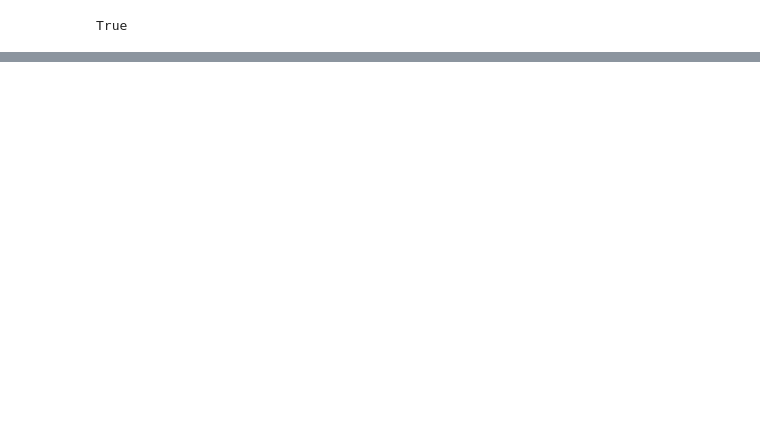
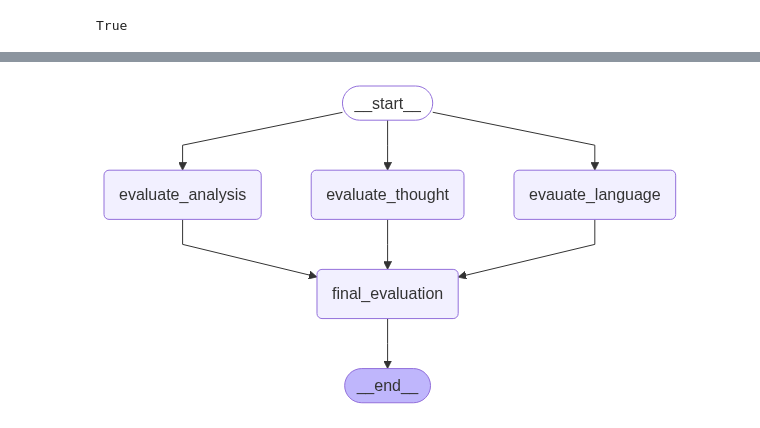
Before and after one commit to GeekAbhigyan/AgenticAI, a Jupyter notebook: 5_UPSC_Essay_workflow.ipynb, the cells around one changed output, grey strips where cells are left out. Drawn from its saved outputs; the diff is of its cells as text; code cells hidden in the pictures; blank space fills up the shorter version.

```diff
--- a/5_UPSC_Essay_workflow.ipynb
+++ b/5_UPSC_Essay_workflow.ipynb
@@ -21,7 +21,7 @@ model = ChatOpenAI(
 # %%
 class EvaluationSchema(BaseModel):
     feedback: str = Field(description = 'detailed feedback for essay')
-    score:int = Field(description='Score out of 10', getattr = 0 , le= 10)
+    score:int = Field(description='Score out of 10', ge = 0 , le= 10)
 # %%
 structured_model = model.with_structured_output(EvaluationSchema)
 # %%
@@ -71,0 +82,44 @@ NameError: name 'Annotated' is not defined
+# %%
+def evaluate_thought(state:UPSCState):
+    prompt = f'Evaluate the clarity of thought of the following essay and provide a feedback and assign a score out of 10 \n {state["essay"]}'
+    output = structured_model.invoke(prompt)
+
+    return {'clarity_feedback':output.feedback , 'individual_scores':[output.score]}
+# %%
+def final_evaluation(state:UPSCState):
+    #summary feedback
+
+    prompt = f'based on the following feedbacks create a summarised feedback \n language feedback - {state['language_feedback']} ,depth of analysis feedback - {state['analysis_feedback']} , clarity of thought feedback - {state['clarity_feedback']}'
+    overall_feedback = model.invoke(prompt).content
+
+    # avg calculation
+
+    avg_score = sum(state['individual_scores']) / len(state['individual_scores'])
+
+    return {'overall_feedback':overall_feedback ,'avg_score':avg_score}
+# %%
+# create the graph
+graph = StateGraph(UPSCState)
+
+#add the nodes
+graph.add_node('evauate_language',evaluate_language)
+graph.add_node('evaluate_analysis',evaluate_analysis)
+graph.add_node('evaluate_thought',evaluate_thought)
+graph.add_node('final_evaluation',final_evaluation)
+
+# add the edges
+graph.add_edge(START , 'evauate_language')
+graph.add_edge(START , 'evaluate_analysis')
+graph.add_edge(START , 'evaluate_thought')
+graph.add_edge('evauate_language','final_evaluation')
+graph.add_edge('evaluate_analysis','final_evaluation')
+graph.add_edge('evaluate_thought','final_evaluation')
+graph.add_edge('final_evaluation',END)
+
+
+# excute the graph
+workflow = graph.compile()
+# %%
+workflow
+# %% [output]
+[figure, added]
```
Also changed, not shown: parts of 7 cells of this notebook.
